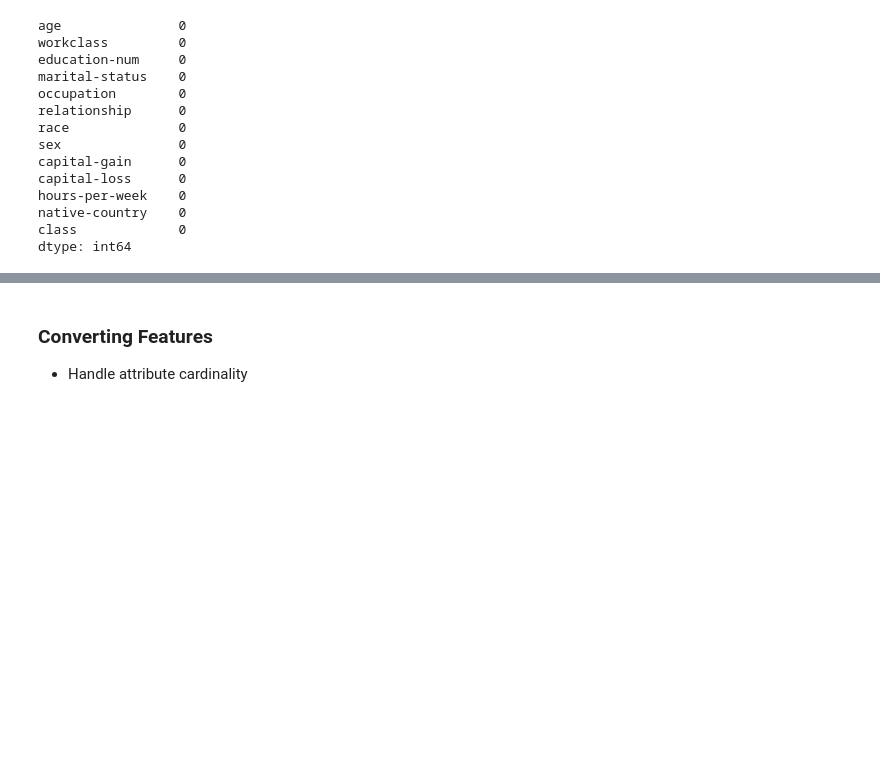
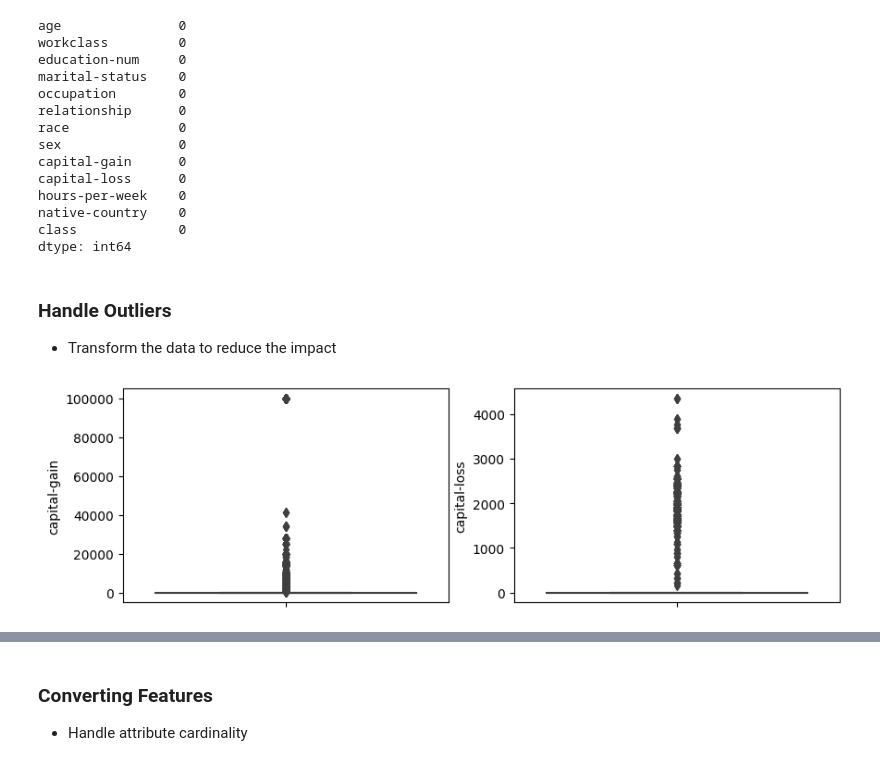
Before and after one commit to lbm98/data-mining, a Jupyter notebook: real/adult.ipynb, the cells around one changed output, grey strips where cells are left out. Saved outputs shown, nothing was run; the diff lists cells and outputs as text; code cells hidden in the pictures; blank space fills up the shorter version.

```diff
--- a/real/adult.ipynb
+++ b/real/adult.ipynb
@@ -153,3 +185,13 @@ hours-per-week    0
 native-country    0
 class             0
 dtype: int64
+# %% [markdown]
+### Handle Outliers
+
+- Transform the data to reduce the impact
+# %%
+fig, axes = plt.subplots(ncols=2, figsize=(10,3))
+sns.boxplot(df3, ax=axes[0], y='capital-gain')
+sns.boxplot(df3, ax=axes[1], y='capital-loss');
+# %% [output]
+[figure, added]
```
Also changed, not shown: parts of 24 cells of this notebook, 4 other files.
